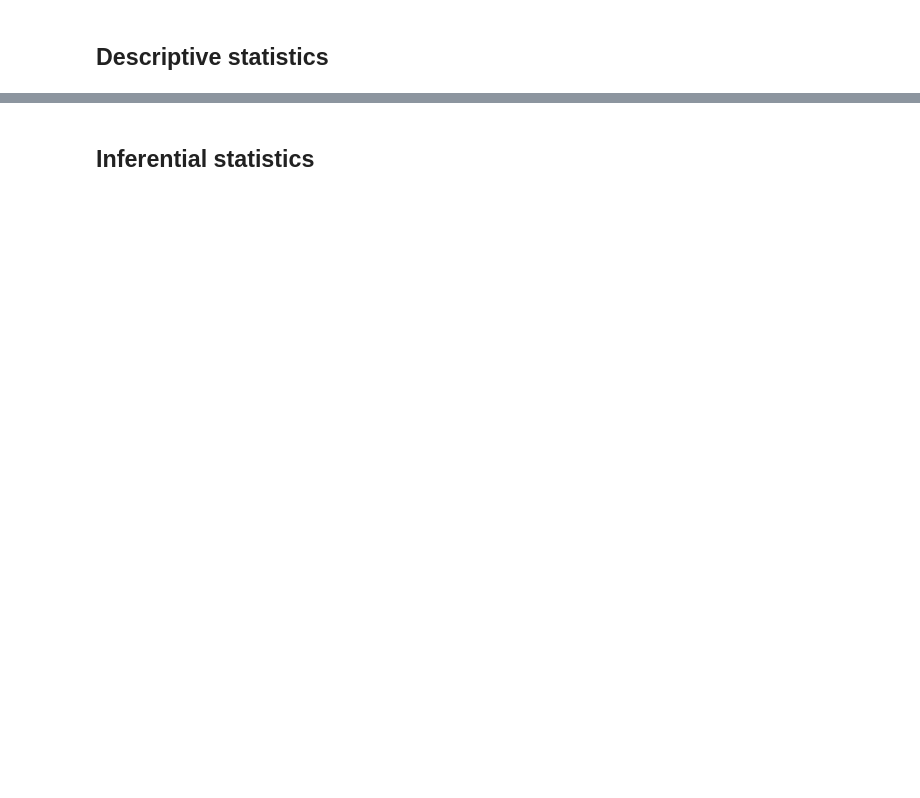
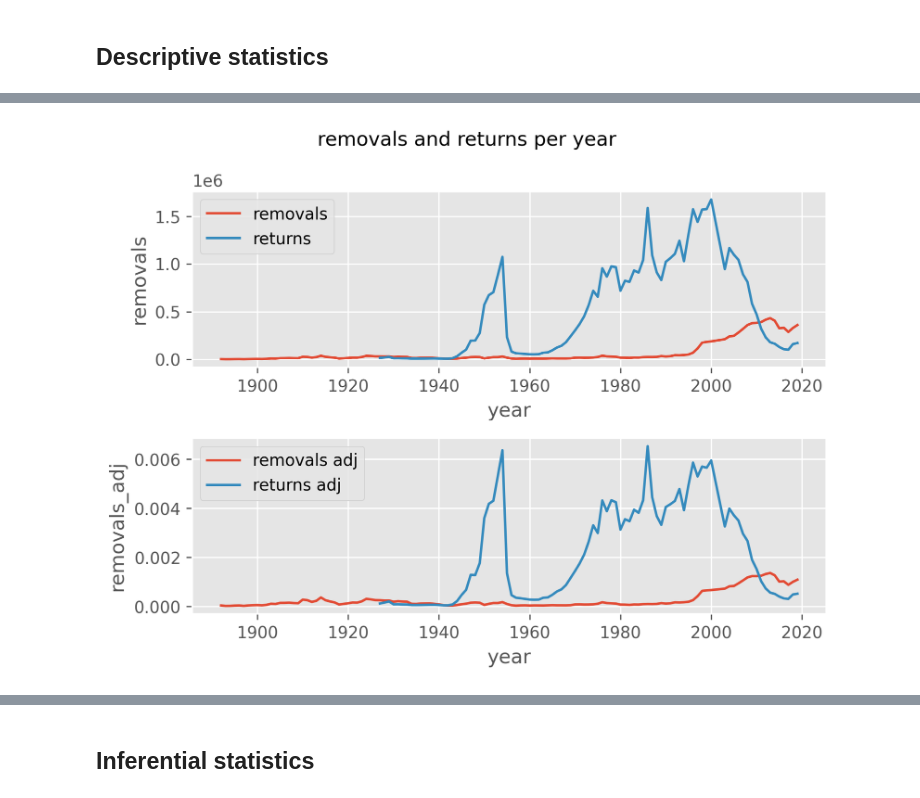
Before and after one commit to noah-art3mis/stats-assignment-2, a Jupyter notebook: removal.ipynb, the cells around one changed output, grey strips where cells are left out. Saved outputs shown, nothing was run; the diff lists cells and outputs as text; code cells hidden in the pictures; blank space fills up the shorter version.

```diff
--- a/removal.ipynb
+++ b/removal.ipynb
@@ -338,0 +480,14 @@ sns.pointplot(x="capacity_ann", y="type", data=df_n);
+# %%
+fig, axes = plt.subplots(2, 1)
+
+sns.lineplot(data=df, ax=axes[0], x="year", y="removals", label="removals")
+sns.lineplot(data=df, ax=axes[0], x="year", y="returns", label="returns")
+
+sns.lineplot(data=df, ax=axes[1], x="year", y="removals_adj", label="removals adj")
+sns.lineplot(data=df, ax=axes[1], x="year", y="returns_adj", label="returns adj")
+
+plt.legend()
+plt.suptitle("removals and returns per year")
+plt.tight_layout()
+# %% [output]
+[figure, added]
```
Also changed, not shown: parts of 77 cells of this notebook, 4 other files.
